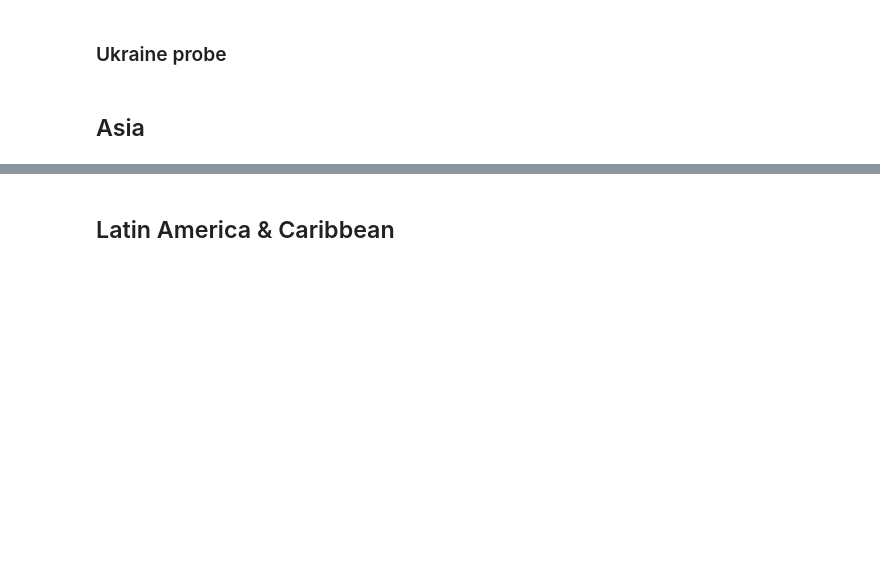
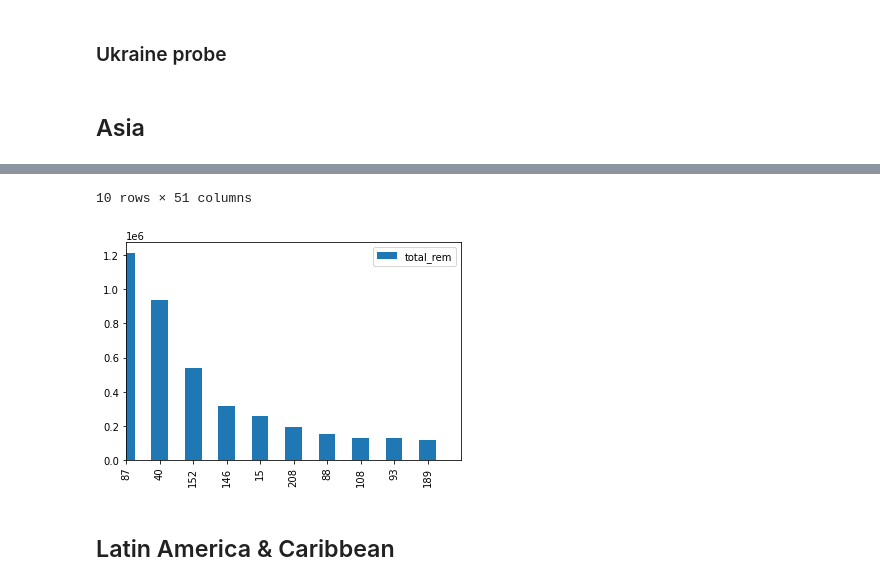
Before and after one commit to bukanif/CYPLAN255-1, a Jupyter notebook: notebooks_copy_2/Remittances2.ipynb, the cells around one changed output, grey strips where cells are left out. Drawn from its saved outputs; the diff is of its cells as text; code cells hidden in the pictures; blank space fills up the shorter version.

```diff
--- a/notebooks_copy_2/Remittances2.ipynb
+++ b/notebooks_copy_2/Remittances2.ipynb
@@ -392,0 +386,9 @@ EUCA[20]
+# %%
+dictt = {
+    'region': ['EUCA', 'EAP', 'SAS', 'WEU', 'LAC', 'MENA', 'NA', 'ESAF', 'WCAF']
+}
+for i in in_global['Inflow Country']:
+    if i in EUCA is True:
+        in_global.region = 'EUCA'
+    elif i in EAP is True:
+        in_global.region = 'EAP'
@@ -392,0 +411,7 @@ EUCA[20]
+# %%
+for i in in_global['Inflow Country']:
+    if i in EUCA:
+        in_global.region = 'EUCA'
+    elif i in EAP:
+        in_global.region = 'EAP'
+in_global.region
@@ -392,0 +431,2 @@ EUCA[20]
+# %%
+in_global.loc[in_global['Inflow Country'] in EUCA, 'region'] = 'EUCA'
@@ -415,0 +513,6 @@ region
+# %%
+for i in EAP:
+    in_global.region = 'EAP'
+for i in EUCA:
+    in_global.region = 'EUCA'
+in_global.region
@@ -569,3 +659,6 @@ asia.total_rem[:10].plot(kind='bar')
 l,r = plt.xlim()
 l,r
 plt.xlim([0,10])
+plt.legend(loc='best')
+asia.sort_values('total_rem', ascending=False).head(10)
+# %% [output]
@@ -572,3 +676,5 @@ plt.xlim([0,10])
+10 rows × 51 columns
+[figure, added]
 # %%
 # trying to change axis labels of above graphs to respective countries
 asia.total_rem[:8].plot(kind='bar')
```
Also changed, not shown: parts of 25 cells of this notebook.
